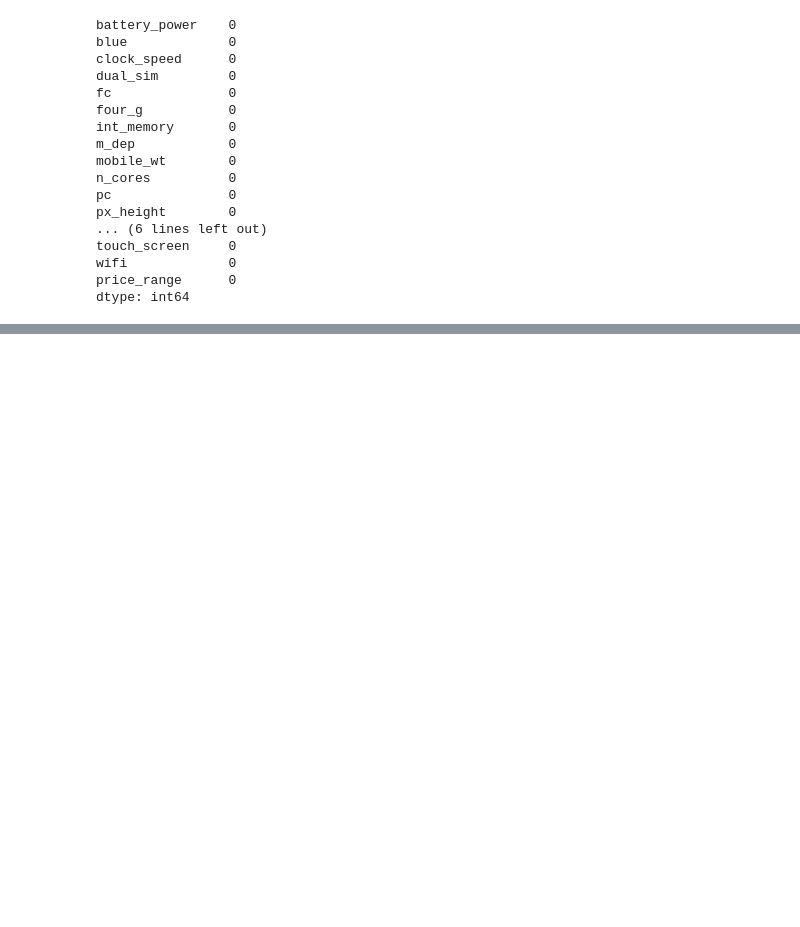
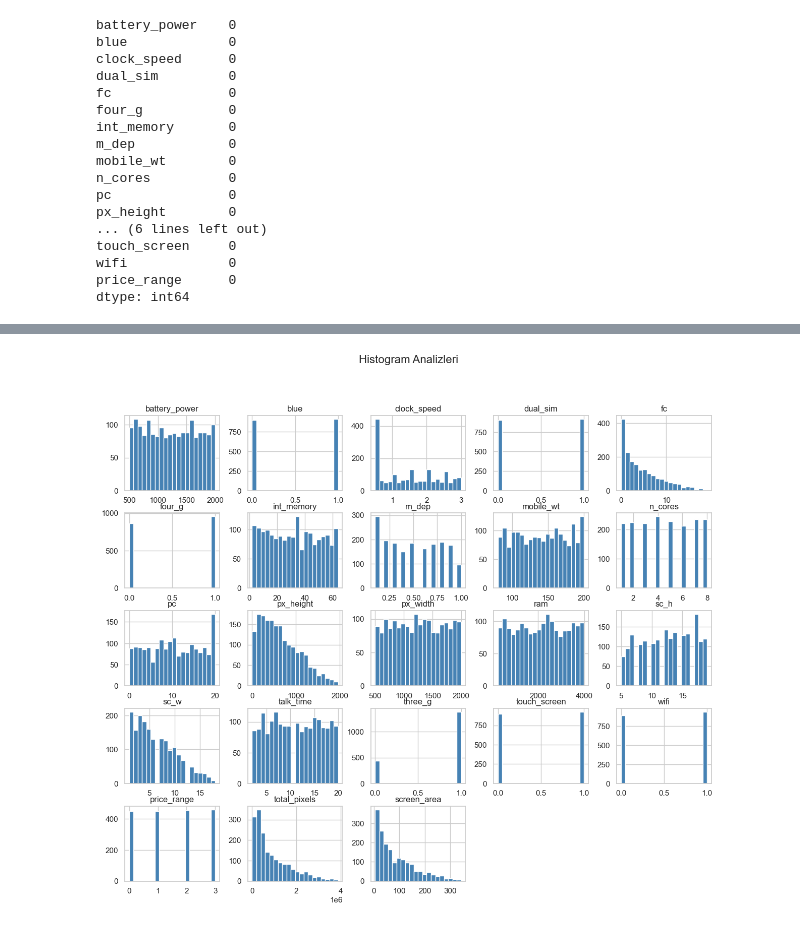
Before and after one commit to aFurkanSogutcu/Mobile-Price-Classification, a Jupyter notebook: preprocessing.ipynb, the cells around one changed output, grey strips where cells are left out. Cells and saved outputs as stored; diff of their text form; code cells hidden in the pictures; blank space fills up the shorter version.

```diff
--- a/preprocessing.ipynb
+++ b/preprocessing.ipynb
@@ -96,0 +208,8 @@ plt.show()
+# %%
+# Histogram grafikleri incelendiğinde battery_power ve ram değişkenlerinin geniş aralıklarda dağıldığı,
+# bazı değişkenlerin ise (blue, three_g, touch_screen gibi) kategorik yapıda olduğu görülmüştür.
+df.hist(figsize=(15,12), bins=20, color='steelblue')
+plt.suptitle("Histogram Analizleri", fontsize=16)
+plt.show()
+# %% [output]
+[figure, added]
```
Also changed, not shown: parts of 24 cells of this notebook, 2 other files.
